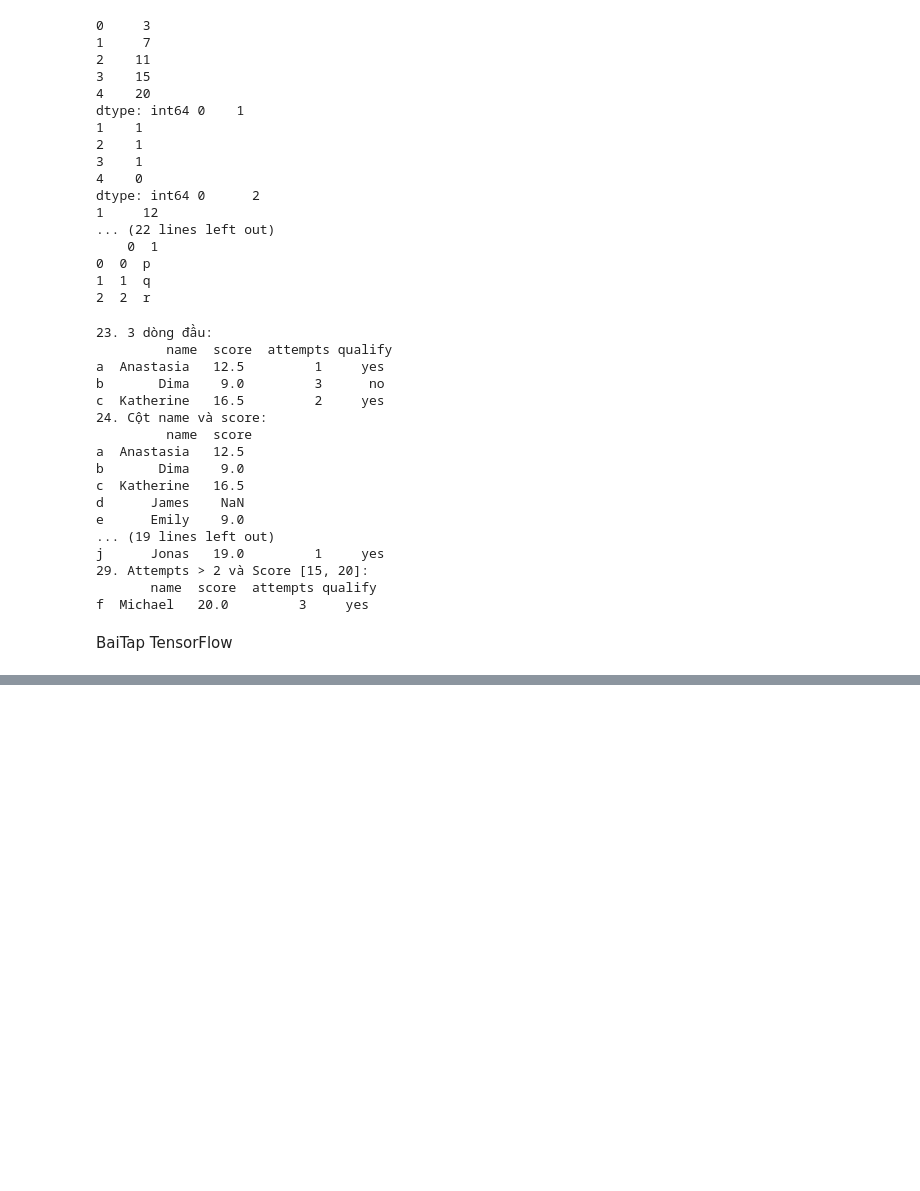
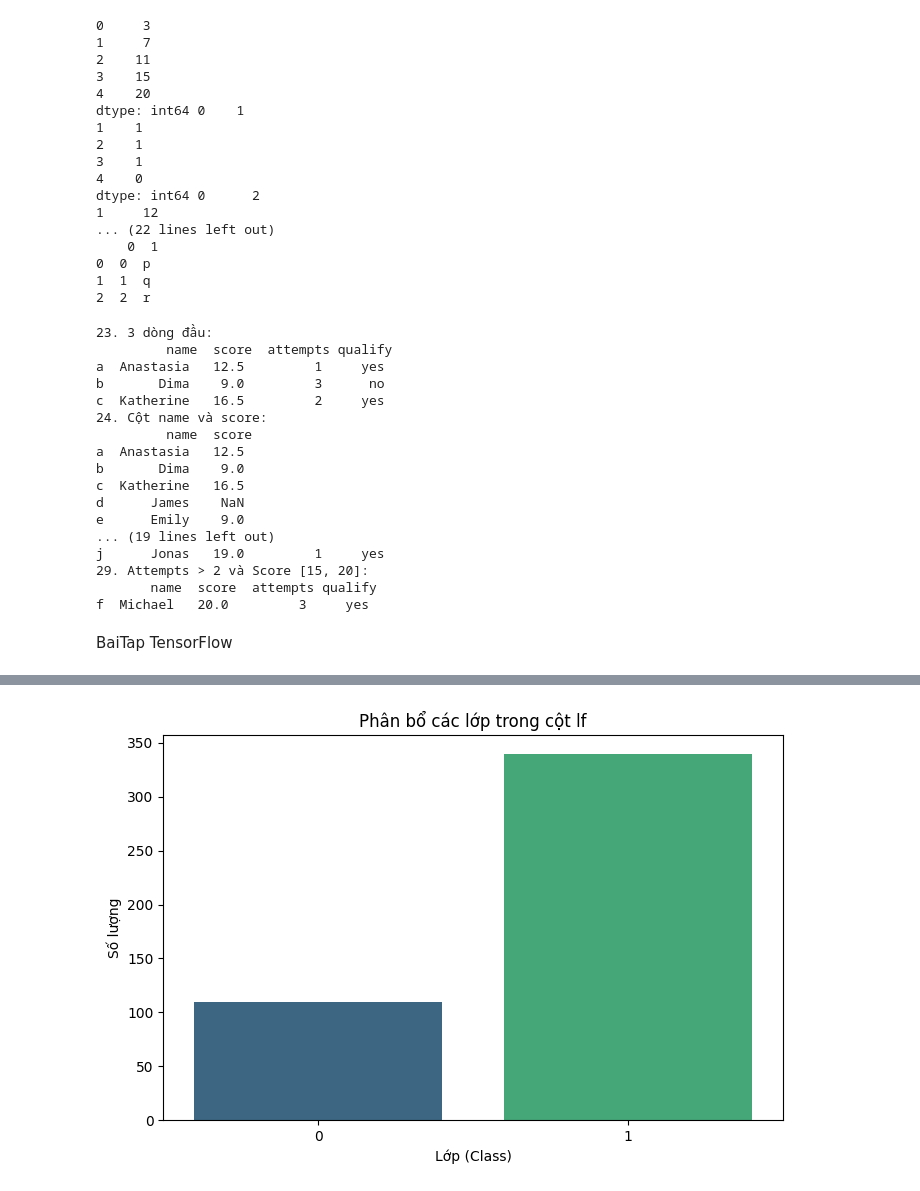
Before and after one commit to manhnt2115/TH_DeepLearning, a Jupyter notebook: DeepLearning(ChieuT2)(20_04)(Lab1).ipynb, the cells around one changed output, grey strips where cells are left out. Cells and saved outputs as stored; diff of their text form; code cells hidden in the pictures; blank space fills up the shorter version.

Commit message:
Được tạo bằng Colab

```diff
--- a/DeepLearning(ChieuT2)(20_04)(Lab1).ipynb
+++ b/DeepLearning(ChieuT2)(20_04)(Lab1).ipynb
@@ -559,0 +558,97 @@ def check_trapezoid(a, b, c, d):
+# %%
+import pandas as pd
+import numpy as np
+import seaborn as sns
+import matplotlib.pyplot as plt
+from scipy import stats
+
+# Bước 0: Tải và đọc dữ liệu
+# Lưu ý: Tệp crabs-txt.txt sử dụng khoảng trắng (space) làm dấu phân cách
+# và có giá trị NA cho dữ liệu thiếu.
+df = pd.read_csv('crabs-txt.txt', sep='\s+')
+
+print("--- Dữ liệu thô ban đầu ---")
+print(df.head())
+print("\nThông tin bộ dữ liệu:")
+df.info()
+
+# =================================================================
+# Bước 1: Xử lý dữ liệu thiếu thông tin (Handling Missing Values)
+# =================================================================
+# Chuyển đổi các ký tự lạ như '?' sang NaN (nếu có) để pandas nhận diện được
+df = df.replace('?', np.nan)
+
+print("\n--- Bước 1: Kiểm tra số lượng giá trị thiếu ---")
+missing_info = df.isnull().sum()
+print(missing_info)
+
+# =================================================================
+# Bước 2: Loại bỏ hoặc điền giá trị thiếu
+# =================================================================
+# Chiến lược:
+# - Với cột 'year' có nhiều giá trị NA, ta có thể điền bằng Mode (giá trị xuất hiện nhiều nhất)
+# - Hoặc loại bỏ các dòng thiếu nếu số lượng không đáng kể.
+print("\n--- Bước 2: Xử lý giá trị thiếu ---")
+
+# Ví dụ: Điền giá trị thiếu bằng trung vị (median) cho dữ liệu số hoặc mode cho dữ liệu phân loại
+for col in df.columns:
+    if df[col].isnull().any():
+        if df[col].dtype == 'object' or col == 'year':
+            # Điền bằng giá trị xuất hiện nhiều nhất
+            df[col] = df[col].fillna(df[col].mode()[0])
+        else:
+            # Điền bằng trung vị
+            df[col] = df[col].fillna(df[col].median())
+
+print("Số lượng giá trị thiếu sau khi xử lý:", df.isnull().sum().sum())
+
+# =================================================================
+# Bước 3: Xử lý giá trị ngoại lai (Outliers) -> Detection & Removal
+# =================================================================
+print("\n--- Bước 3: Phát hiện và loại bỏ Outliers (sử dụng IQR) ---")
+
+# Chỉ tính toán trên các cột dữ liệu số
+numeric_cols = ['presz', 'postsz', 'inc']
+
+Q1 = df[numeric_cols].quantile(0.25)
+Q3 = df[numeric_cols].quantile(0.75)
+IQR = Q3 - Q1
+
+# Xác định điều kiện lọc: Giữ lại các dòng nằm trong khoảng [Q1 - 1.5*IQR, Q3 + 1.5*IQR]
+outliers_filter = ~((df[numeric_cols] < (Q1 - 1.5 * IQR)) | (df[numeric_cols] > (Q3 + 1.5 * IQR))).any(axis=1)
+df_cleaned = df[outliers_filter]
+
+print(f"Số lượng dòng trước khi xóa outlier: {len(df)}")
+print(f"Số lượng dòng sau khi xóa outlier: {len(df_cleaned)}")
+
+# =================================================================
+# Bước 4: Kiểm tra tính cân bằng của dữ liệu (Class Balance)
+# =================================================================
+print("\n--- Bước 4: Kiểm tra cân bằng dữ liệu ---")
+
+# Giả sử cột 'lf' là cột nhãn (Target variable)
+target_col = 'lf'
+balance_check = df_cleaned[target_col].value_counts()
+balance_ratio = df_cleaned[target_col].value_counts(normalize=True) * 100
+
+print("Số lượng mẫu mỗi lớp:")
+print(balance_check)
+print("\nTỷ lệ phần trăm (%):")
+print(balance_ratio)
+
+# Trực quan hóa
+plt.figure(figsize=(8, 5))
+sns.countplot(x=target_col, data=df_cleaned, palette='viridis')
+plt.title(f'Phân bổ các lớp trong cột {target_col}')
+plt.xlabel('Lớp (Class)')
+plt.ylabel('Số lượng')
+plt.show()
+
+if balance_ratio.min() < 20:
+    print("Kết luận: Dữ liệu bị mất cân bằng nghiêm trọng.")
+else:
+    print("Kết luận: Dữ liệu tương đối cân bằng.")
+
+# Xuất file đã làm sạch (tùy chọn)
+# df_cleaned.to_csv('crabs_cleaned.csv', index=False)
+# %% [output]
@@ -559,0 +675 @@ def check_trapezoid(a, b, c, d):
+[figure, added]
```
Also changed, not shown: parts of 3 cells of this notebook.
